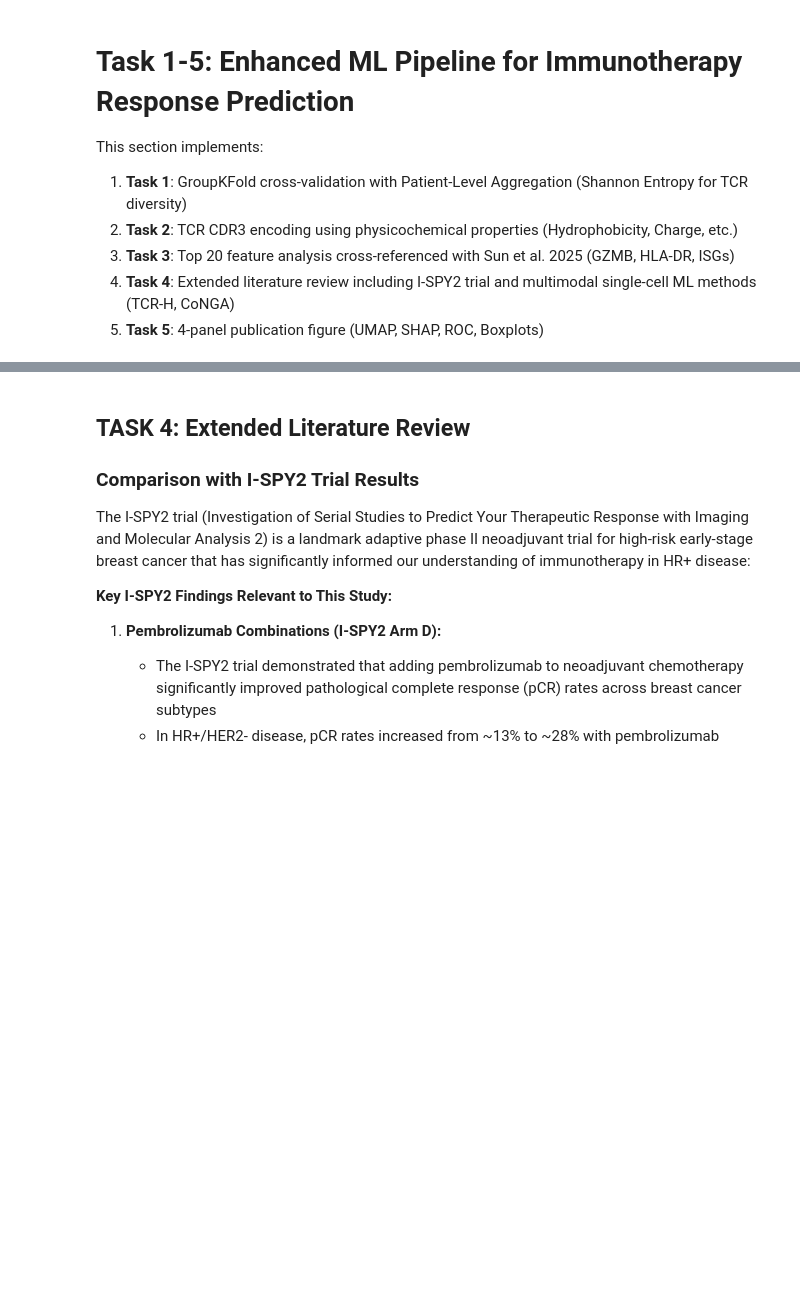
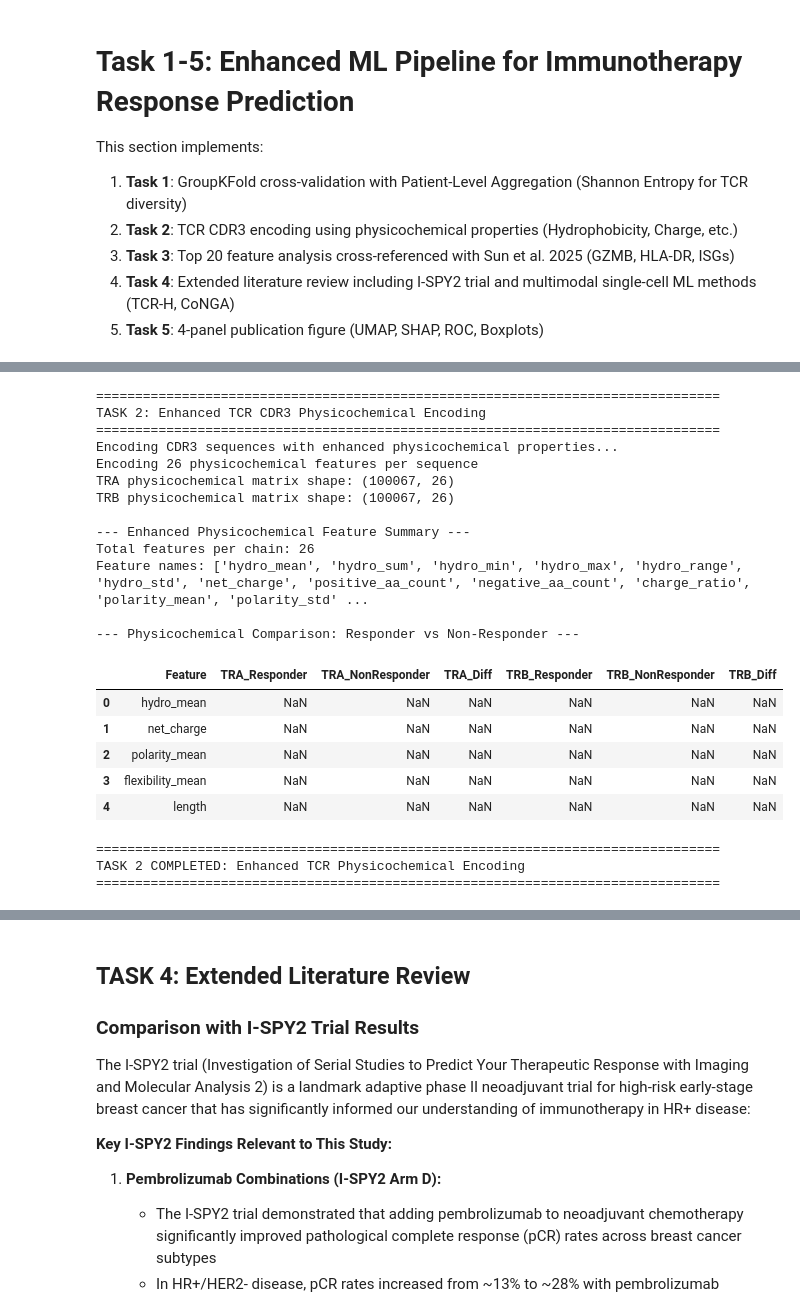
Before and after one commit to Anmol-Josan/Unsupervised-Learning-For-HR-Breast-Cancer-RNA-Sequencing, a Jupyter notebook: Code/hr-cancer.ipynb, the cells around one changed output, grey strips where cells are left out. Drawn from its saved outputs; the diff is of its cells as text; code cells hidden in the pictures; blank space fills up the shorter version.

```diff
--- a/Code/hr-cancer.ipynb
+++ b/Code/hr-cancer.ipynb
@@ -3773,12 +4306,11 @@ if gene_features.shape[1] < 30:
 # Ensure TCR physico features exist
 if 'tcr_physico' not in globals():
     if all(c in adata.obs.columns for c in ['tra_length', 'tra_molecular_weight', 'tra_hydrophobicity','trb_length', 'trb_molecular_weight', 'trb_hydrophobicity']):
-        tcr_physico = np.column_stack([
-            adata.obs[['tra_length', 'tra_molecular_weight', 'tra_hydrophobicity']].fillna(0)[supervised_mask],
-            adata.obs[['trb_length', 'trb_molecular_weight', 'trb_hydrophobicity']].fillna(0)[supervised_mask]
-        ])
+        tra_physico = adata.obs[['tra_length', 'tra_molecular_weight', 'tra_hydrophobicity']].fillna(0)[supervised_mask].values.astype(np.float32)
+        trb_physico = adata.obs[['trb_length', 'trb_molecular_weight', 'trb_hydrophobicity']].fillna(0)[supervised_mask].values.astype(np.float32)
+        tcr_physico = np.column_stack([tra_physico, trb_physico]).astype(np.float32)
     else:
-        tcr_physico = np.zeros((int(supervised_mask.sum()), 6))
+        tcr_physico = np.zeros((int(supervised_mask.sum()), 6), dtype=np.float32)
 
 # Ensure QC features exist
 if 'qc_features' not in globals():
@@ -3795,14 +4327,14 @@ length_results = []
 for max_length in length_cutoffs:
     print(f"\nTesting max sequence length: {max_length}")
 
-    # Re-encode sequences with new length
+    # Re-encode sequences with new length - ENSURE FLOAT32 DTYPE
     tra_onehot_new = np.array([one_hot_encode_sequence(seq, max_length, 'ACDEFGHIKLMNPQRSTVWY')
-                               for seq in cdr3_sequences['TRA']])
-    tra_onehot_flat_new = tra_onehot_new.reshape(tra_onehot_new.shape[0], -1)
+                               for seq in cdr3_sequences['TRA']], dtype=np.float32)
+    tra_onehot_flat_new = tra_onehot_new.reshape(tra_onehot_new.shape[0], -1).astype(np.float32)
 
     trb_onehot_new = np.array([one_hot_encode_sequence(seq, max_length, 'ACDEFGHIKLMNPQRSTVWY')
-                               for seq in cdr3_sequences['TRB']])
-    trb_onehot_flat_new = trb_onehot_new.reshape(trb_onehot_new.shape[0], -1)
+                               for seq in cdr3_sequences['TRB']], dtype=np.float32)
+    trb_onehot_flat_new = trb_onehot_new.reshape(trb_onehot_new.shape[0], -1).astype(np.float32)
 
     # Update AnnData
     adata.obsm['X_tcr_tra_onehot'] = tra_onehot_flat_new
@@ -4636,14 +5191,18 @@ def encode_all_cdr3_physicochemical(adata):
     print(f"TRA physicochemical matrix shape: {tra_matrix.shape}")
     print(f"TRB physicochemical matrix shape: {trb_matrix.shape}")
 
+    # Ensure matrices are float32 for AnnData compatibility
+    tra_matrix = tra_matrix.astype(np.float32)
+    trb_matrix = trb_matrix.astype(np.float32)
+
     # Store in AnnData
     adata.obsm['X_tcr_tra_physico_enhanced'] = tra_matrix
     adata.obsm['X_tcr_trb_physico_enhanced'] = trb_matrix
 
-    # Also add individual features to obs for easy access
+    # Also add individual features to obs for easy access (ensure float type)
     for i, fname in enumerate(feature_names):
-        adata.obs[f'tra_enhanced_{fname}'] = tra_matrix[:, i]
-        adata.obs[f'trb_enhanced_{fname}'] = trb_matrix[:, i]
+        adata.obs[f'tra_enhanced_{fname}'] = pd.Series(tra_matrix[:, i], index=adata.obs.index, dtype=np.float32)
+        adata.obs[f'trb_enhanced_{fname}'] = pd.Series(trb_matrix[:, i], index=adata.obs.index, dtype=np.float32)
 
     return feature_names
 
@@ -4662,33 +5221,56 @@ print(f"Feature names: {feature_names_physico}")
 print("\n--- Physicochemical Comparison: Responder vs Non-Responder ---")
 resp_mask = adata.obs['response'] == 'Responder'
 non_resp_mask = adata.obs['response'] == 'Non-Responder'
 
 comparison_df = []
 for fname in ['hydro_mean', 'net_charge', 'polarity_mean', 'flexibility_mean', 'length']:
     tra_col = f'tra_enhanced_{fname}'
     trb_col = f'trb_enhanced_{fname}'
 
     if tra_col in adata.obs.columns:
         resp_tra = adata.obs.loc[resp_mask, tra_col].mean()
         nonresp_tra = adata.obs.loc[non_resp_mask, tra_col].mean()
         resp_trb = adata.obs.loc[resp_mask, trb_col].mean()
         nonresp_trb = adata.obs.loc[non_resp_mask, trb_col].mean()
 
         comparison_df.append({
             'Feature': fname,
             'TRA_Responder': resp_tra,
             'TRA_NonResponder': nonresp_tra,
             'TRA_Diff': resp_tra - nonresp_tra,
             'TRB_Responder': resp_trb,
             'TRB_NonResponder': nonresp_trb,
             'TRB_Diff': resp_trb - nonresp_trb
         })
 
 display(pd.DataFrame(comparison_df).round(3))
 
 print("\n" + "="*80)
 print("TASK 2 COMPLETED: Enhanced TCR Physicochemical Encoding")
 print("="*80)
+# %% [output]
+================================================================================
+TASK 2: Enhanced TCR CDR3 Physicochemical Encoding
+================================================================================
+Encoding CDR3 sequences with enhanced physicochemical properties...
+Encoding 26 physicochemical features per sequence
+TRA physicochemical matrix shape: (100067, 26)
+TRB physicochemical matrix shape: (100067, 26)
+
+--- Enhanced Physicochemical Feature Summary ---
+Total features per chain: 26
+Feature names: ['hydro_mean', 'hydro_sum', 'hydro_min', 'hydro_max', 'hydro_range', 'hydro_std', 'net_charge', 'positive_aa_count', 'negative_aa_count', 'charge_ratio', 'polarity_mean', 'polarity_std' ...
+
+--- Physicochemical Comparison: Responder vs Non-Responder ---
+|  | Feature | TRA_Responder | TRA_NonResponder | TRA_Diff | TRB_Responder | TRB_NonResponder | TRB_Diff |
+| 0 | hydro_mean | NaN | NaN | NaN | NaN | NaN | NaN |
+| 1 | net_charge | NaN | NaN | NaN | NaN | NaN | NaN |
+| 2 | polarity_mean | NaN | NaN | NaN | NaN | NaN | NaN |
+| 3 | flexibility_mean | NaN | NaN | NaN | NaN | NaN | NaN |
+| 4 | length | NaN | NaN | NaN | NaN | NaN | NaN |
+================================================================================
+TASK 2 COMPLETED: Enhanced TCR Physicochemical Encoding
+================================================================================
 # %%
 """
 ================================================================================
```
Also changed, not shown: parts of 34 cells of this notebook.
